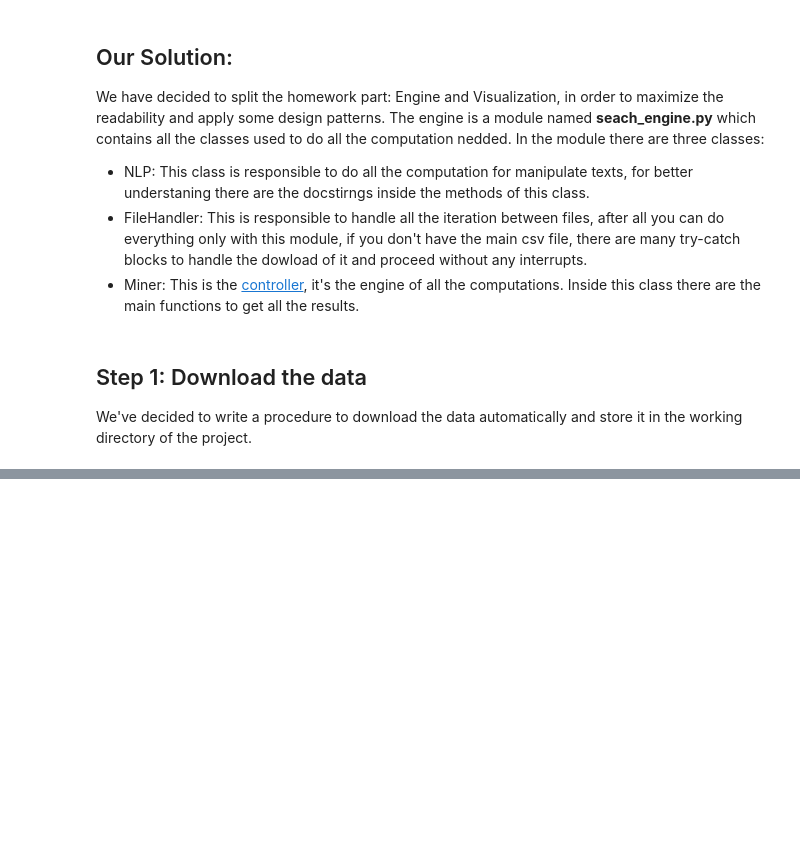
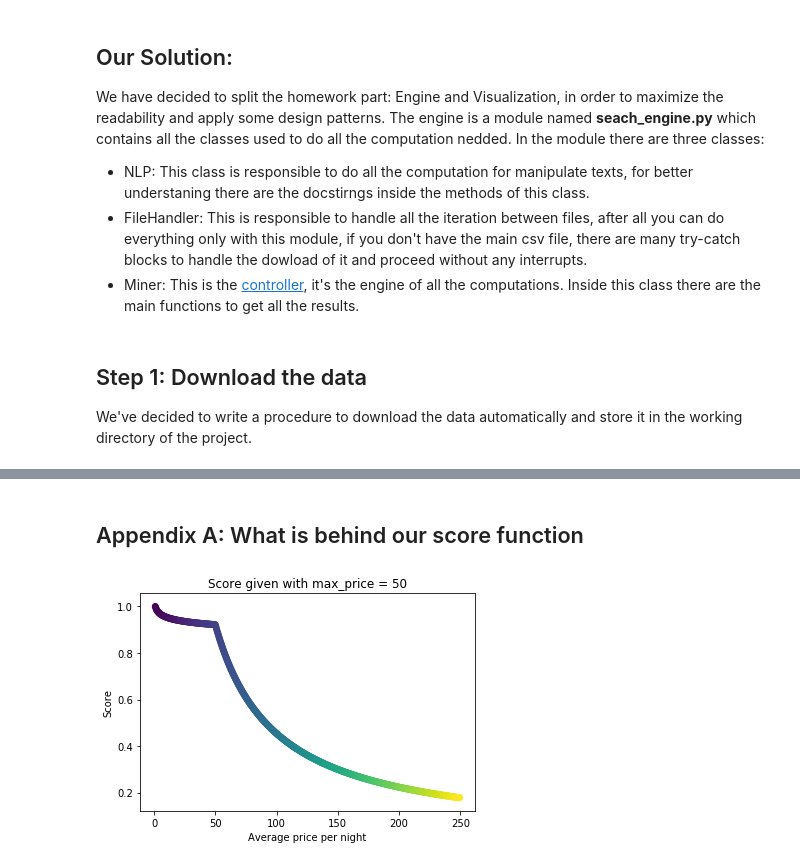
Before and after one commit to lrnzgiusti/ADM-HW3-GP2, a Jupyter notebook: ADM-HW3-GP2.ipynb, the cells around one changed output, grey strips where cells are left out. Drawn from its saved outputs; the diff is of its cells as text; code cells hidden in the pictures; blank space fills up the shorter version.

```diff
--- a/ADM-HW3-GP2.ipynb
+++ b/ADM-HW3-GP2.ipynb
@@ -29,0 +244,2 @@ In order to
+# %% [markdown]
+## Appendix A: What is behind our score function
@@ -29,0 +253,21 @@ In order to
+# %%
+def price_getter(actual_price, max_price):
+            if actual_price > max_price:
+                return (max_price-log(actual_price))/actual_price
+
+            else:
+                return (-log(actual_price)+max_price)/max_price
+
+def rooms_getter(actual_room_number, max_room_number):
+    return min(actual_room_number/max_room_number, max_room_number/actual_room_number)
+# %%
+x = np.arange(1, 250, .5)
+price_getter = np.vectorize(price_getter)
+y = price_getter(x, 50)
+plt.scatter(x,y, c=x, cmap=cm.viridis)
+plt.xlabel('Average price per night')
+plt.ylabel('Score')
+plt.title('Score given with max_price = 50')
+plt.show()
+# %% [output]
+[figure, added]
```
Also changed, not shown: parts of 35 cells of this notebook, 3 other files.
